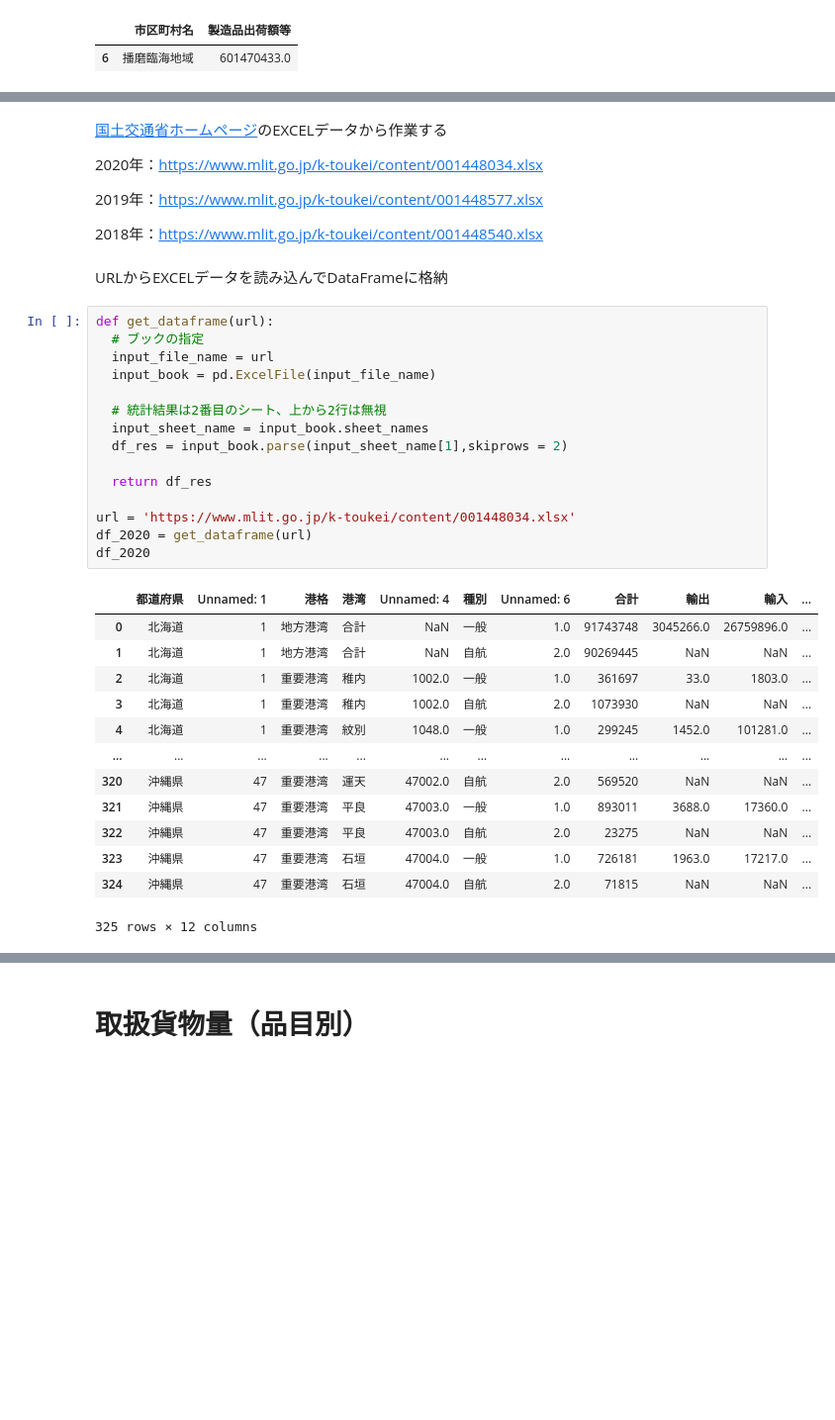
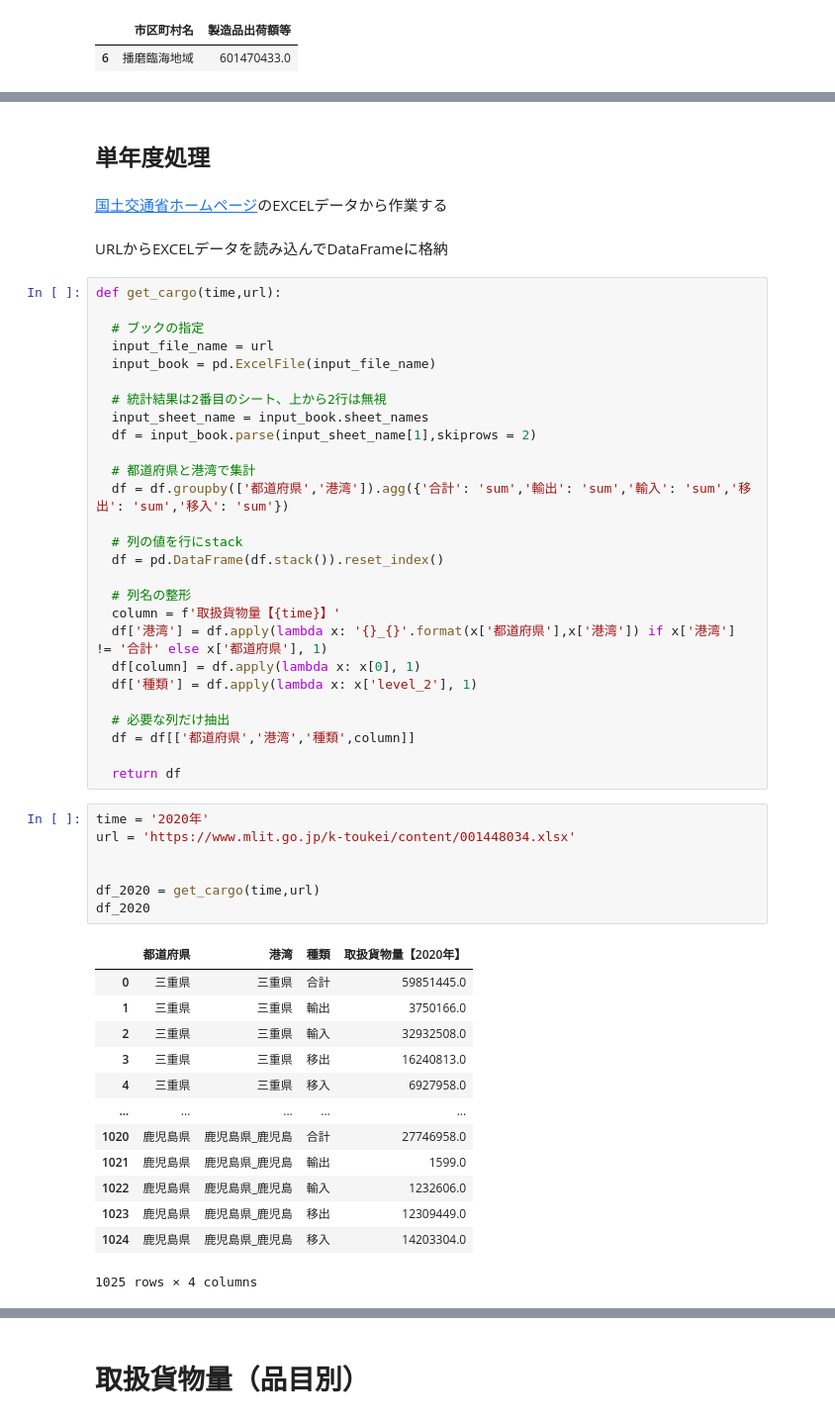
Before and after one commit to dicechick373/dicechick373, a Jupyter notebook: 播磨臨海地域の特徴.ipynb, the cells around one changed output, grey strips where cells are left out. Shown at 99% size. Cells and saved outputs as stored; diff of their text form; blank space fills up the shorter version.

```diff
--- a/播磨臨海地域の特徴.ipynb
+++ b/播磨臨海地域の特徴.ipynb
@@ -463,40 +373,54 @@ df.to_csv('全国港湾の取扱貨物量（合計）.csv',encoding='cp932')
-# %% [markdown]
-[国土交通省ホームページ](https://www.mlit.go.jp/k-toukei/kowannenpodb.html)のEXCELデータから作業する
-
-
-2020年：https://www.mlit.go.jp/k-toukei/content/001448034.xlsx
-
-2019年：https://www.mlit.go.jp/k-toukei/content/001448577.xlsx
-
-2018年：https://www.mlit.go.jp/k-toukei/content/001448540.xlsx
+# %% [markdown]
+## 単年度処理
+# %% [markdown]
+[国土交通省ホームページ](https://www.mlit.go.jp/k-toukei/kowannenpodb.html)のEXCELデータから作業する
 # %% [markdown]
 URLからEXCELデータを読み込んでDataFrameに格納
+# %%
+def get_cargo(time,url):
+
+  # ブックの指定
+  input_file_name = url
+  input_book = pd.ExcelFile(input_file_name)
+
+  # 統計結果は2番目のシート、上から2行は無視
+  input_sheet_name = input_book.sheet_names
+  df = input_book.parse(input_sheet_name[1],skiprows = 2)
+
+  # 都道府県と港湾で集計
+  df = df.groupby(['都道府県','港湾']).agg({'合計': 'sum','輸出': 'sum','輸入': 'sum','移出': 'sum','移入': 'sum'})
+
+  # 列の値を行にstack
+  df = pd.DataFrame(df.stack()).reset_index()
+
+  # 列名の整形
+  column = f'取扱貨物量【{time}】'
+  df['港湾'] = df.apply(lambda x: '{}_{}'.format(x['都道府県'],x['港湾']) if x['港湾'] != '合計' else x['都道府県'], 1)
+  df[column] = df.apply(lambda x: x[0], 1)
+  df['種類'] = df.apply(lambda x: x['level_2'], 1)
+
+  # 必要な列だけ抽出
+  df = df[['都道府県','港湾','種類',column]]
+
+  return df
 # %%
-def get_dataframe(url):
-  # ブックの指定
-  input_file_name = url
-  input_book = pd.ExcelFile(input_file_name)
+time = '2020年'
+url = 'https://www.mlit.go.jp/k-toukei/content/001448034.xlsx'
 
-  # 統計結果は2番目のシート、上から2行は無視
-  input_sheet_name = input_book.sheet_names
-  df_res = input_book.parse(input_sheet_name[1],skiprows = 2)
 
-  return df_res
-
-url = 'https://www.mlit.go.jp/k-toukei/content/001448034.xlsx'
-df_2020 = get_dataframe(url)
+df_2020 = get_cargo(time,url)
 df_2020
 # %% [output]
-|  | 都道府県 | Unnamed: 1 | 港格 | 港湾 | Unnamed: 4 | 種別 | Unnamed: 6 | 合計 | 輸出 | 輸入 | ... |
-| 0 | 北海道 | 1 | 地方港湾 | 合計 | NaN | 一般 | 1.0 | 91743748 | 3045266.0 | 26759896.0 | ... |
-| 1 | 北海道 | 1 | 地方港湾 | 合計 | NaN | 自航 | 2.0 | 90269445 | NaN | NaN | ... |
-| 2 | 北海道 | 1 | 重要港湾 | 稚内 | 1002.0 | 一般 | 1.0 | 361697 | 33.0 | 1803.0 | ... |
-| 3 | 北海道 | 1 | 重要港湾 | 稚内 | 1002.0 | 自航 | 2.0 | 1073930 | NaN | NaN | ... |
-| 4 | 北海道 | 1 | 重要港湾 | 紋別 | 1048.0 | 一般 | 1.0 | 299245 | 1452.0 | 101281.0 | ... |
-| ... | ... | ... | ... | ... | ... | ... | ... | ... | ... | ... | ... |
-| 320 | 沖縄県 | 47 | 重要港湾 | 運天 | 47002.0 | 自航 | 2.0 | 569520 | NaN | NaN | ... |
-| 321 | 沖縄県 | 47 | 重要港湾 | 平良 | 47003.0 | 一般 | 1.0 | 893011 | 3688.0 | 17360.0 | ... |
-| 322 | 沖縄県 | 47 | 重要港湾 | 平良 | 47003.0 | 自航 | 2.0 | 23275 | NaN | NaN | ... |
-| 323 | 沖縄県 | 47 | 重要港湾 | 石垣 | 47004.0 | 一般 | 1.0 | 726181 | 1963.0 | 17217.0 | ... |
-| 324 | 沖縄県 | 47 | 重要港湾 | 石垣 | 47004.0 | 自航 | 2.0 | 71815 | NaN | NaN | ... |
+|  | 都道府県 | 港湾 | 種類 | 取扱貨物量【2020年】 |
+| 0 | 三重県 | 三重県 | 合計 | 59851445.0 |
+| 1 | 三重県 | 三重県 | 輸出 | 3750166.0 |
+| 2 | 三重県 | 三重県 | 輸入 | 32932508.0 |
+| 3 | 三重県 | 三重県 | 移出 | 16240813.0 |
+| 4 | 三重県 | 三重県 | 移入 | 6927958.0 |
+| ... | ... | ... | ... | ... |
+| 1020 | 鹿児島県 | 鹿児島県_鹿児島 | 合計 | 27746958.0 |
+| 1021 | 鹿児島県 | 鹿児島県_鹿児島 | 輸出 | 1599.0 |
+| 1022 | 鹿児島県 | 鹿児島県_鹿児島 | 輸入 | 1232606.0 |
+| 1023 | 鹿児島県 | 鹿児島県_鹿児島 | 移出 | 12309449.0 |
+| 1024 | 鹿児島県 | 鹿児島県_鹿児島 | 移入 | 14203304.0 |
-325 rows × 12 columns
+1025 rows × 4 columns
```
Also changed, not shown: parts of 24 cells of this notebook.
